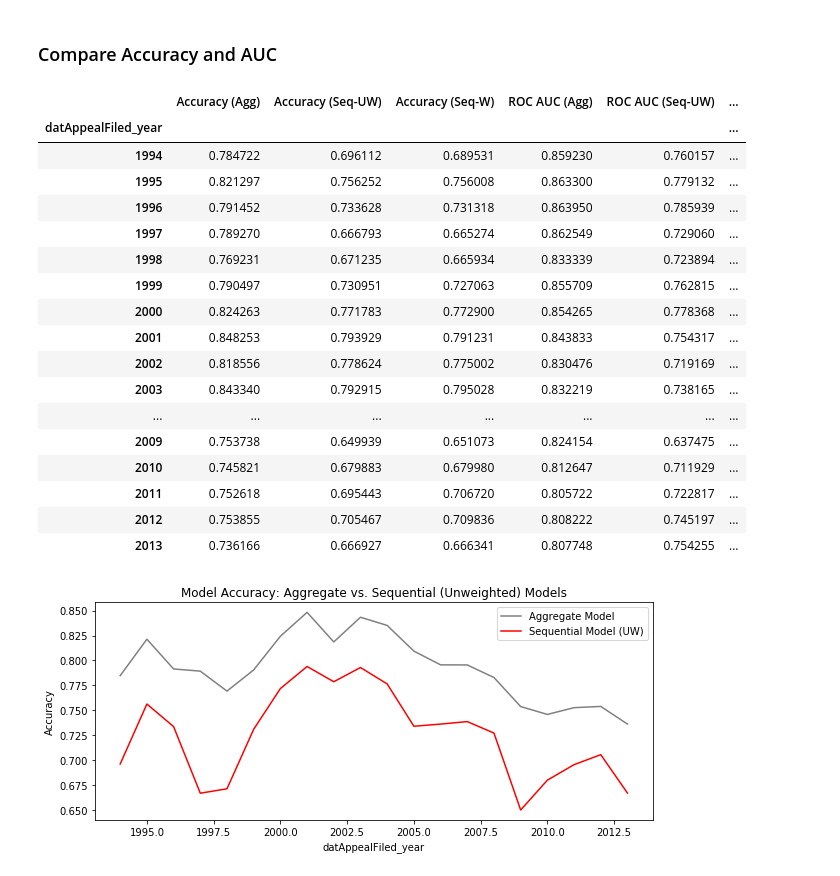
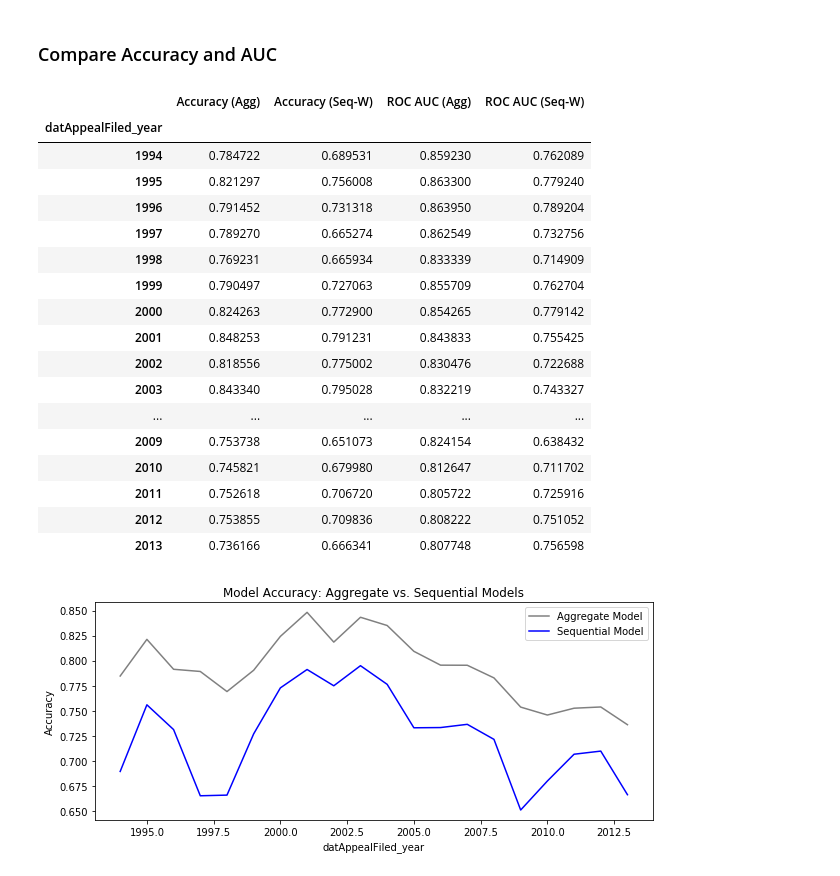
Before and after one commit to colinandrus/ml_course_project, a Jupyter notebook: notebooks/model_training_cleaned.ipynb, the cells around one changed output. Saved outputs shown, nothing was run; the diff lists cells and outputs as text; code cells hidden in the pictures.

Commit message:
Updated performance by year chart between aggregate and sequential

```diff
--- a/notebooks/model_training_cleaned.ipynb
+++ b/notebooks/model_training_cleaned.ipynb
@@ -954,39 +954,34 @@ perf_comparison = agg_perf_by_year.merge(sequential_metrics_wt[['Accuracy', 'ROC
                                          how='left', left_index=True, right_index=True)
 perf_comparison.rename(columns={'accuracy': 'Accuracy (Agg)', 'roc_auc': 'ROC AUC (Agg)',
                                 'Accuracy': 'Accuracy (Seq-W)', 'ROC AUC': 'ROC AUC (Seq-W)'}, inplace=True)
-perf_comparison = perf_comparison.merge(sequential_metrics[['Accuracy', 'ROC AUC']],
-                                        how='left', left_index=True, right_index=True)
-perf_comparison.rename(columns={'Accuracy': 'Accuracy (Seq-UW)', 'ROC AUC': 'ROC AUC (Seq-UW)'}, inplace=True)
-perf_comparison = perf_comparison[['Accuracy (Agg)', 'Accuracy (Seq-UW)', 'Accuracy (Seq-W)',
-                                   'ROC AUC (Agg)', 'ROC AUC (Seq-UW)', 'ROC AUC (Seq-W)']]
-perf_comparison
+perf_comparison[['Accuracy (Agg)', 'Accuracy (Seq-W)', 'ROC AUC (Agg)', 'ROC AUC (Seq-W)']]
 # %% [output]
-|  | Accuracy (Agg) | Accuracy (Seq-UW) | Accuracy (Seq-W) | ROC AUC (Agg) | ROC AUC (Seq-UW) | ... |
-| datAppealFiled_year |  |  |  |  |  | ... |
-| 1994 | 0.784722 | 0.696112 | 0.689531 | 0.859230 | 0.760157 | ... |
-| 1995 | 0.821297 | 0.756252 | 0.756008 | 0.863300 | 0.779132 | ... |
-| 1996 | 0.791452 | 0.733628 | 0.731318 | 0.863950 | 0.785939 | ... |
-| 1997 | 0.789270 | 0.666793 | 0.665274 | 0.862549 | 0.729060 | ... |
-| 1998 | 0.769231 | 0.671235 | 0.665934 | 0.833339 | 0.723894 | ... |
-| 1999 | 0.790497 | 0.730951 | 0.727063 | 0.855709 | 0.762815 | ... |
-| 2000 | 0.824263 | 0.771783 | 0.772900 | 0.854265 | 0.778368 | ... |
-| 2001 | 0.848253 | 0.793929 | 0.791231 | 0.843833 | 0.754317 | ... |
-| 2002 | 0.818556 | 0.778624 | 0.775002 | 0.830476 | 0.719169 | ... |
-| 2003 | 0.843340 | 0.792915 | 0.795028 | 0.832219 | 0.738165 | ... |
-| ... | ... | ... | ... | ... | ... | ... |
-| 2009 | 0.753738 | 0.649939 | 0.651073 | 0.824154 | 0.637475 | ... |
-| 2010 | 0.745821 | 0.679883 | 0.679980 | 0.812647 | 0.711929 | ... |
-| 2011 | 0.752618 | 0.695443 | 0.706720 | 0.805722 | 0.722817 | ... |
-| 2012 | 0.753855 | 0.705467 | 0.709836 | 0.808222 | 0.745197 | ... |
-| 2013 | 0.736166 | 0.666927 | 0.666341 | 0.807748 | 0.754255 | ... |
+|  | Accuracy (Agg) | Accuracy (Seq-W) | ROC AUC (Agg) | ROC AUC (Seq-W) |
+| datAppealFiled_year |  |  |  |  |
+| 1994 | 0.784722 | 0.689531 | 0.859230 | 0.762089 |
+| 1995 | 0.821297 | 0.756008 | 0.863300 | 0.779240 |
+| 1996 | 0.791452 | 0.731318 | 0.863950 | 0.789204 |
+| 1997 | 0.789270 | 0.665274 | 0.862549 | 0.732756 |
+| 1998 | 0.769231 | 0.665934 | 0.833339 | 0.714909 |
+| 1999 | 0.790497 | 0.727063 | 0.855709 | 0.762704 |
+| 2000 | 0.824263 | 0.772900 | 0.854265 | 0.779142 |
+| 2001 | 0.848253 | 0.791231 | 0.843833 | 0.755425 |
+| 2002 | 0.818556 | 0.775002 | 0.830476 | 0.722688 |
+| 2003 | 0.843340 | 0.795028 | 0.832219 | 0.743327 |
+| ... | ... | ... | ... | ... |
+| 2009 | 0.753738 | 0.651073 | 0.824154 | 0.638432 |
+| 2010 | 0.745821 | 0.679980 | 0.812647 | 0.711702 |
+| 2011 | 0.752618 | 0.706720 | 0.805722 | 0.725916 |
+| 2012 | 0.753855 | 0.709836 | 0.808222 | 0.751052 |
+| 2013 | 0.736166 | 0.666341 | 0.807748 | 0.756598 |
 # %%
-# compare aggregate vs. sequential (unweighted)
+# compare aggregate vs. sequential
 plt.figure(figsize=(10, 4))
 plt.plot(perf_comparison['Accuracy (Agg)'], color='grey', label='Aggregate Model')
-plt.plot(perf_comparison['Accuracy (Seq-UW)'], color='red', label='Sequential Model (UW)')
+plt.plot(perf_comparison['Accuracy (Seq-W)'], color='blue', label='Sequential Model')
 plt.xlabel('datAppealFiled_year')
 plt.ylabel('Accuracy')
-plt.title('Model Accuracy: Aggregate vs. Sequential (Unweighted) Models')
+plt.title('Model Accuracy: Aggregate vs. Sequential Models')
 plt.legend(loc='best');
 # %% [output]
-[figure, old version]
+[figure, new version]
```
Also changed, not shown: parts of 3 cells of this notebook.
